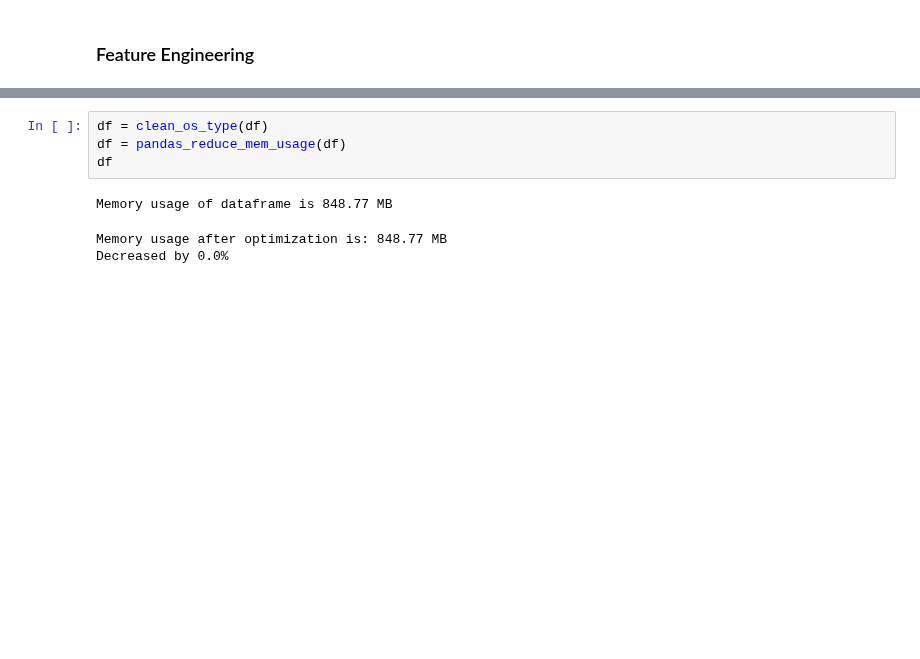
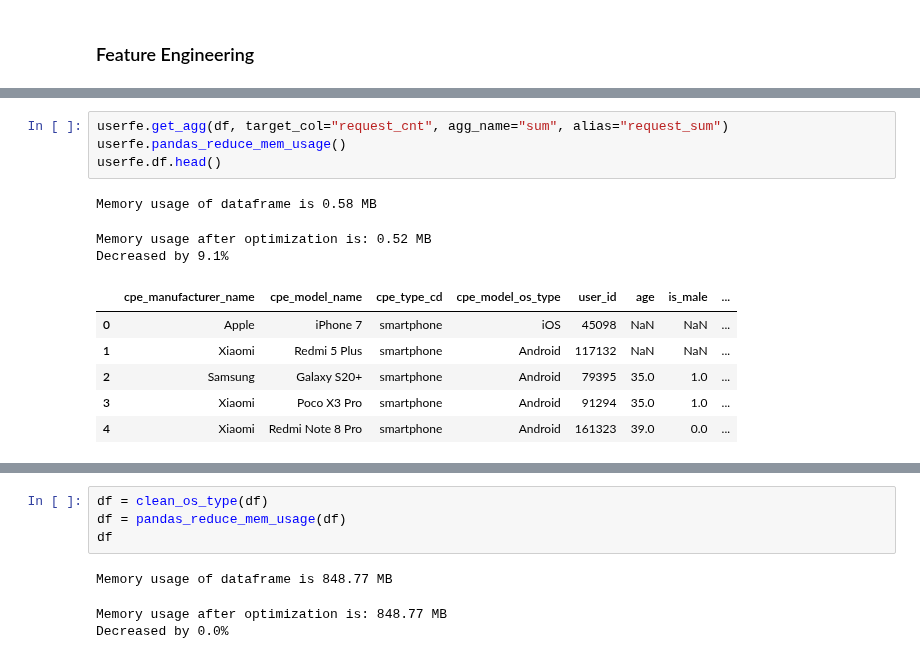
Before and after one commit to shockless/mts-ml-cup, a Jupyter notebook: sandbox/catboost_baseline.ipynb, the cells around one changed output, grey strips where cells are left out. Drawn from its saved outputs; the diff is of its cells as text; blank space fills up the shorter version.

```diff
--- a/sandbox/catboost_baseline.ipynb
+++ b/sandbox/catboost_baseline.ipynb
@@ -173,0 +151,14 @@ Decreased by 0.0%
+# %%
+userfe.get_agg(df, target_col="request_cnt", agg_name="sum", alias="request_sum")
+userfe.pandas_reduce_mem_usage()
+userfe.df.head()
+# %% [output]
+Memory usage of dataframe is 0.58 MB
+Memory usage after optimization is: 0.52 MB
+Decreased by 9.1%
+|  | cpe_manufacturer_name | cpe_model_name | cpe_type_cd | cpe_model_os_type | user_id | age | is_male | ... |
+| 0 | Apple | iPhone 7 | smartphone | iOS | 45098 | NaN | NaN | ... |
+| 1 | Xiaomi | Redmi 5 Plus | smartphone | Android | 117132 | NaN | NaN | ... |
+| 2 | Samsung | Galaxy S20+ | smartphone | Android | 79395 | 35.0 | 1.0 | ... |
+| 3 | Xiaomi | Poco X3 Pro | smartphone | Android | 91294 | 35.0 | 1.0 | ... |
+| 4 | Xiaomi | Redmi Note 8 Pro | smartphone | Android | 161323 | 39.0 | 0.0 | ... |
```
Also changed, not shown: parts of 23 cells of this notebook, 1 other file.
